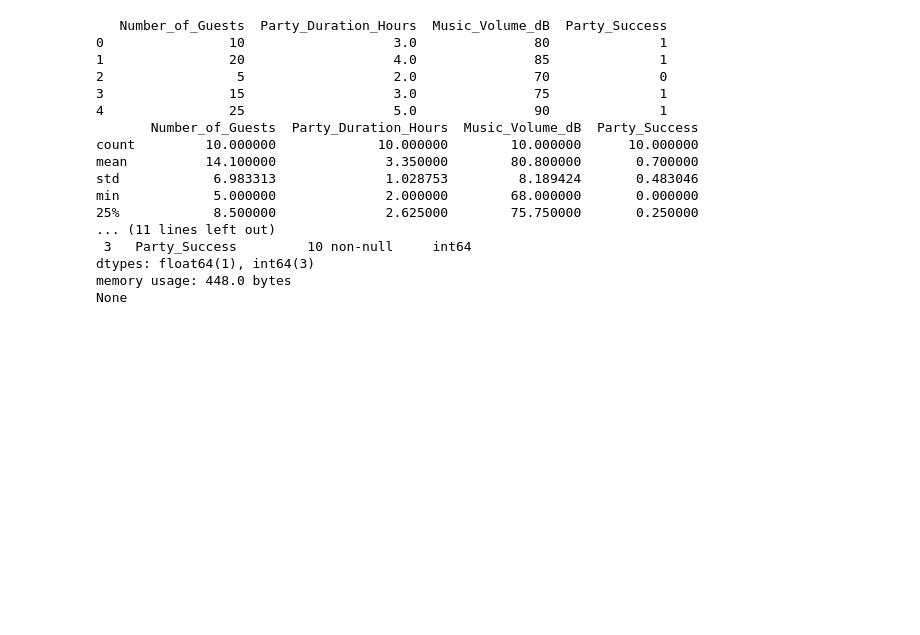
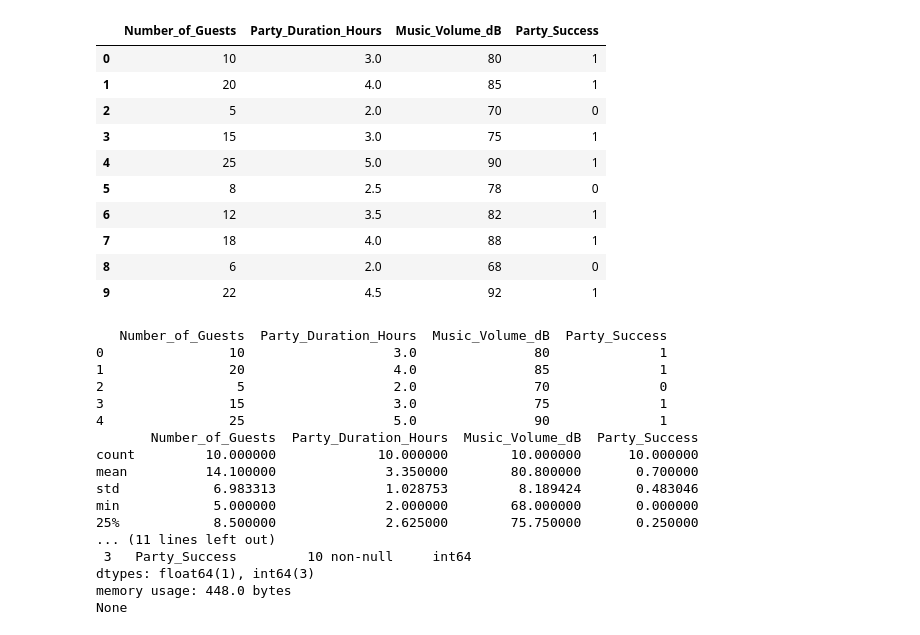
Before and after one commit to shakil1819/CSE442-Machine-Learning-Sessional, a Jupyter notebook: 202014048_Evaluation2_CSE442/202014048_prob1.ipynb, the cells around one changed output. Saved outputs shown, nothing was run; the diff lists cells and outputs as text; code cells hidden in the pictures; blank space fills up the shorter version.

```diff
--- a/202014048_Evaluation2_CSE442/202014048_prob1.ipynb
+++ b/202014048_Evaluation2_CSE442/202014048_prob1.ipynb
@@ -3,7 +3,20 @@
 # %%
 import pandas as pd
 data=pd.read_csv('https://raw.githubusercontent.com/shakil1819/CSE442-Machine-Learning-Sessional/main/202014048_Evaluation2_CSE442/Party%20Dataset.csv')
 data.replace(('yes', 'no'), (1, 0), inplace=True)
+data
+# %% [output]
+|  | Number_of_Guests | Party_Duration_Hours | Music_Volume_dB | Party_Success |
+| 0 | 10 | 3.0 | 80 | 1 |
+| 1 | 20 | 4.0 | 85 | 1 |
+| 2 | 5 | 2.0 | 70 | 0 |
+| 3 | 15 | 3.0 | 75 | 1 |
+| 4 | 25 | 5.0 | 90 | 1 |
+| 5 | 8 | 2.5 | 78 | 0 |
+| 6 | 12 | 3.5 | 82 | 1 |
+| 7 | 18 | 4.0 | 88 | 1 |
+| 8 | 6 | 2.0 | 68 | 0 |
+| 9 | 22 | 4.5 | 92 | 1 |
 # %%
 print(data.head())
 print(data.describe())
```
